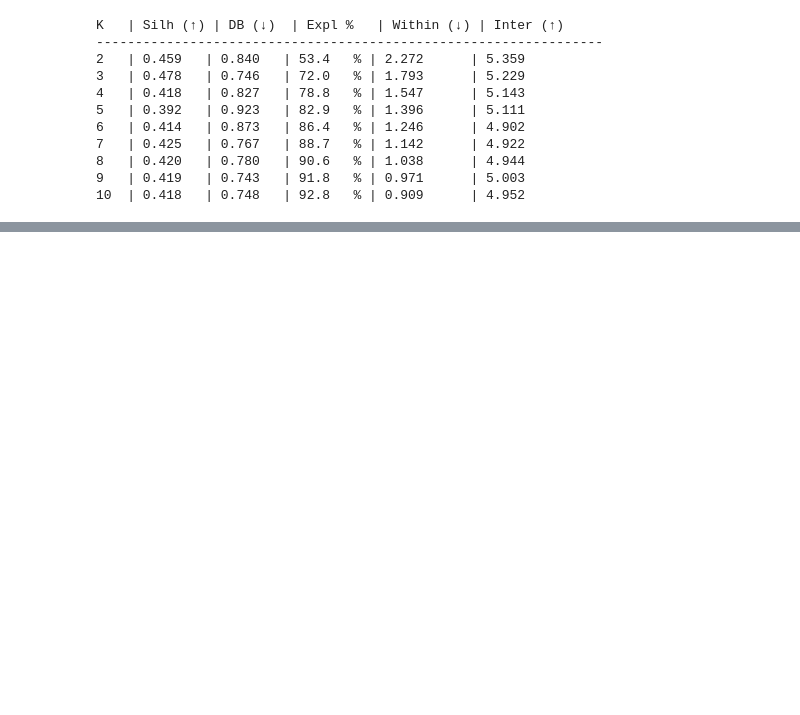
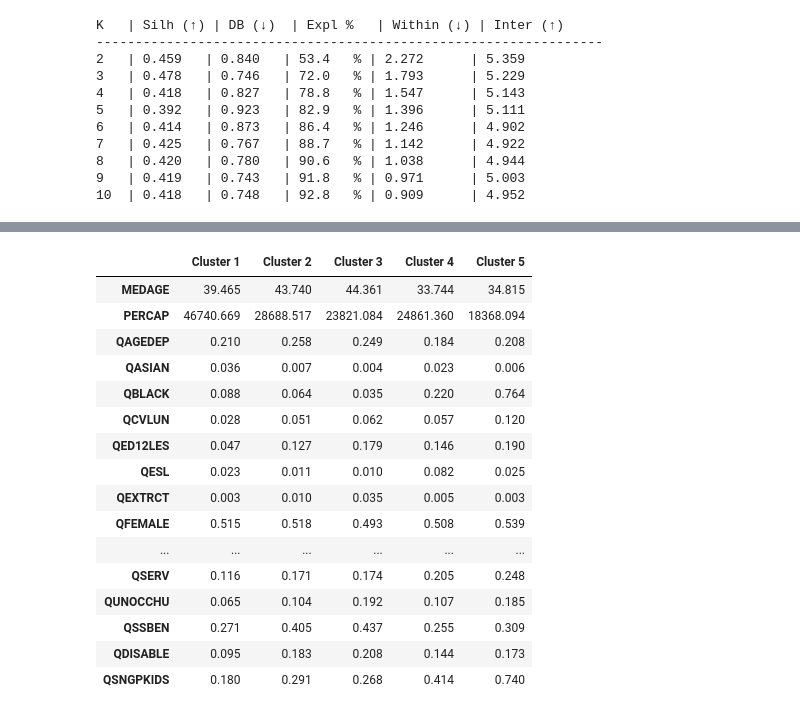
Before and after one commit to maxbdixon/SoVI-clustering, a Jupyter notebook: V3/notebooks/sovi-2019_V3.ipynb, the cells around one changed output, grey strips where cells are left out. Drawn from its saved outputs; the diff is of its cells as text; code cells hidden in the pictures; blank space fills up the shorter version.

```diff
--- a/V3/notebooks/sovi-2019_V3.ipynb
+++ b/V3/notebooks/sovi-2019_V3.ipynb
@@ -40,7 +40,7 @@ import numpy as np
 # STANDARD SOVI PROCEDURE FOR ANY STATE'S CENSUS TRACTS
 
 # 2.1. Load and coerce
-df_initial = pd.read_csv('V3/data/SoVI-vars-nationwide_2019.csv')
+df_initial = pd.read_csv('../data/SoVI-vars-nationwide_2019.csv')
 for col in sovi_vars_base:
     df_initial[col] = pd.to_numeric(df_initial[col], errors='coerce')
 df_initial[sovi_vars_base] = df_initial[sovi_vars_base].mask(df_initial[sovi_vars_base] < 0, np.nan)
@@ -163,7 +163,7 @@ factor_scores = pd.DataFrame(
 #      A factor should be inverted if its dominant loading comes from a
 #      positively-valenced variable (i.e., higher = less vulnerable).
 #      V2 hardcoded factor numbers, which breaks if factor order shifts.
-POSITIVE_ANCHORS = {'PERCAP', 'MDHSEVAL', 'MDGRENT', 'QRICH200K'}
+POSITIVE_ANCHORS = {'PERCAP', 'QRICH200K'}
 
 factors_to_invert = []
 for col in factor_scores.columns:
@@ -217,7 +217,7 @@ for i in range(n_comp):
 print("")
 print(df_final.head())
 
-df_final.to_csv(f'V3/results/SoVI-{state}_2019.csv')
+df_final.to_csv(f'../results/SoVI-{state}_2019.csv')
 # %% [output]
 Auto-detected factors to invert: ['Factor_4']
 (Review against heatmap — override manually below if needed)
@@ -386,47 +492,56 @@ K   | Silh (↑) | DB (↓)  | Expl %   | Within (↓) | Inter (↑)
 10  | 0.418   | 0.748   | 92.8   % | 0.909      | 4.952
 # %%
 # ==============================================================================
-# 8: UMAP CLUSTERING + EXPORT
+# CELL 8: UMAP CLUSTERING + EXPORT (PCA FACTORS + RAW VARIABLES)
 # ==============================================================================
 
-# Settings
-N_COMPONENTS = 5
-K_CLUSTERS = 6
-output_path = f"V3/results/K-SoVI_UMAP_2019_{state}.gpkg"
+N_COMPONENTS = n_comp
+K_CLUSTERS = 5
+output_path = f"../results/K-SoVI_UMAP_2019_{state}.gpkg"
 
-gdf_clust = gpd.read_file(f'V3/results/SoVI_2019_{state}.gpkg')
+gdf_clust = gpd.read_file(f'../results/SoVI_2019_{state}.gpkg')
 
-active_pc = [f'Factor_{i+1}' for i in range(N_COMPONENTS)]
-X_raw = gdf_clust[active_pc].values
+# Attach unscaled QPOVTY from df_initial for cluster sorting
+qpovty_raw = df_initial['QPOVTY'].reset_index(drop=True)
 
-scaler_clust = StandardScaler()
-X_scaled_clust = scaler_clust.fit_transform(X_raw)
+for version, X_input in [
+    ('PCA', factor_scores_adjusted.values),
+    ('RAW', df_scaled[sovi_vars].values)
+]:
+    print(f"\n--- UMAP CLUSTERING: {version} ---")
 
-reducer_clust = umap.UMAP(n_neighbors=15, min_dist=0.1, n_components=2, random_state=42)
-X_embedded_clust = reducer_clust.fit_transform(X_scaled_clust)
+    scaler_clust = StandardScaler()
+    X_scaled_clust = scaler_clust.fit_transform(X_input)
 
-km_final = KMeans(n_clusters=K_CLUSTERS, init='k-means++', n_init=100, random_state=42)
-gdf_clust['raw_cluster'] = km_final.fit_predict(X_embedded_clust)
+    reducer_clust = umap.UMAP(n_neighbors=15, min_dist=0.1, n_components=2, random_state=42)
+    X_embedded_clust = reducer_clust.fit_transform(X_scaled_clust)
 
-# Sort clusters 1=Low vulnerability, N=High vulnerability (ranked by per-capita income)
-poverty_rank = gdf_clust.groupby('raw_cluster')['PERCAP'].mean().sort_values(ascending=False).index
-cluster_map = {old: i + 1 for i, old in enumerate(poverty_rank)}
-gdf_clust['SoVI_Cluster'] = gdf_clust['raw_cluster'].map(cluster_map)
+    km_final = KMeans(n_clusters=K_CLUSTERS, init='k-means++', n_init=100, random_state=42)
+    raw_labels = km_final.fit_predict(X_embedded_clust)
 
-gdf_clust.to_file(output_path, driver="GPKG")
+    # Sort by unscaled QPOVTY ascending — cluster 1 = lowest poverty, N = highest
+    temp = pd.DataFrame({'raw_cluster': raw_labels, 'QPOVTY': qpovty_raw})
+    poverty_rank = temp.groupby('raw_cluster')['QPOVTY'].mean().sort_values(ascending=True).index
+    cluster_map = {old: i + 1 for i, old in enumerate(poverty_rank)}
+    gdf_clust[f'SoVI_Cluster_{version}'] = pd.Series(raw_labels).map(cluster_map).values
 
-print(f"--- SUCCESS: {len(gdf_clust)} TRACTS PROCESSED VIA UMAP ---")
+    # Summary table from unscaled df_initial
+    available_vars = [v for v in sovi_vars if v in df_initial.columns]
+    if available_vars:
+        print("\n--- MEAN CENSUS VARIABLES BY CLUSTER (UNSCALED) ---")
+        summary_df = df_initial[available_vars].copy().reset_index(drop=True)
+        summary_df['cluster'] = gdf_clust[f'SoVI_Cluster_{version}'].values
+        summary_table = summary_df.groupby('cluster')[available_vars].mean().T
+        summary_table.columns = [f'Cluster {int(c)}' for c in summary_table.columns]
+        try:
+            display(summary_table.round(3))
+        except NameError:
+            print(summary_table.round(3))
 
-available_vars = [v for v in sovi_vars if v in gdf_clust.columns]
-if available_vars:
-    print("\n--- MEAN CENSUS VARIABLES BY CLUSTER (UNSCALED) ---")
-    summary_table = gdf_clust.groupby('SoVI_Cluster')[available_vars].mean().T
-    summary_table.columns = [f'Cluster {int(c)}' for c in summary_table.columns]
-    try:
-        display(summary_table.round(3))
-    except NameError:
-        print(summary_table.round(3))
+    print("\n--- CLUSTER SIZES ---")
+    print(gdf_clust[f'SoVI_Cluster_{version}'].value_counts().sort_index())
 
-print("\n--- CLUSTER SIZES ---")
-print(gdf_clust['SoVI_Cluster'].value_counts().sort_index())
+gdf_clust.to_file(output_path, driver='GPKG')
+print(f"\nSaved: {output_path}")
+print(f"Columns: SoVI_Cluster_PCA, SoVI_Cluster_RAW")
 # %% [output]
@@ -461,0 +578,17 @@ Name: count, dtype: int64
+|  | Cluster 1 | Cluster 2 | Cluster 3 | Cluster 4 | Cluster 5 |
+| MEDAGE | 39.465 | 43.740 | 44.361 | 33.744 | 34.815 |
+| PERCAP | 46740.669 | 28688.517 | 23821.084 | 24861.360 | 18368.094 |
+| QAGEDEP | 0.210 | 0.258 | 0.249 | 0.184 | 0.208 |
+| QASIAN | 0.036 | 0.007 | 0.004 | 0.023 | 0.006 |
+| QBLACK | 0.088 | 0.064 | 0.035 | 0.220 | 0.764 |
+| QCVLUN | 0.028 | 0.051 | 0.062 | 0.057 | 0.120 |
+| QED12LES | 0.047 | 0.127 | 0.179 | 0.146 | 0.190 |
+| QESL | 0.023 | 0.011 | 0.010 | 0.082 | 0.025 |
+| QEXTRCT | 0.003 | 0.010 | 0.035 | 0.005 | 0.003 |
+| QFEMALE | 0.515 | 0.518 | 0.493 | 0.508 | 0.539 |
+| ... | ... | ... | ... | ... | ... |
+| QSERV | 0.116 | 0.171 | 0.174 | 0.205 | 0.248 |
+| QUNOCCHU | 0.065 | 0.104 | 0.192 | 0.107 | 0.185 |
+| QSSBEN | 0.271 | 0.405 | 0.437 | 0.255 | 0.309 |
+| QDISABLE | 0.095 | 0.183 | 0.208 | 0.144 | 0.173 |
+| QSNGPKIDS | 0.180 | 0.291 | 0.268 | 0.414 | 0.740 |
```
Also changed, not shown: parts of 5 cells of this notebook, 4 other files.
